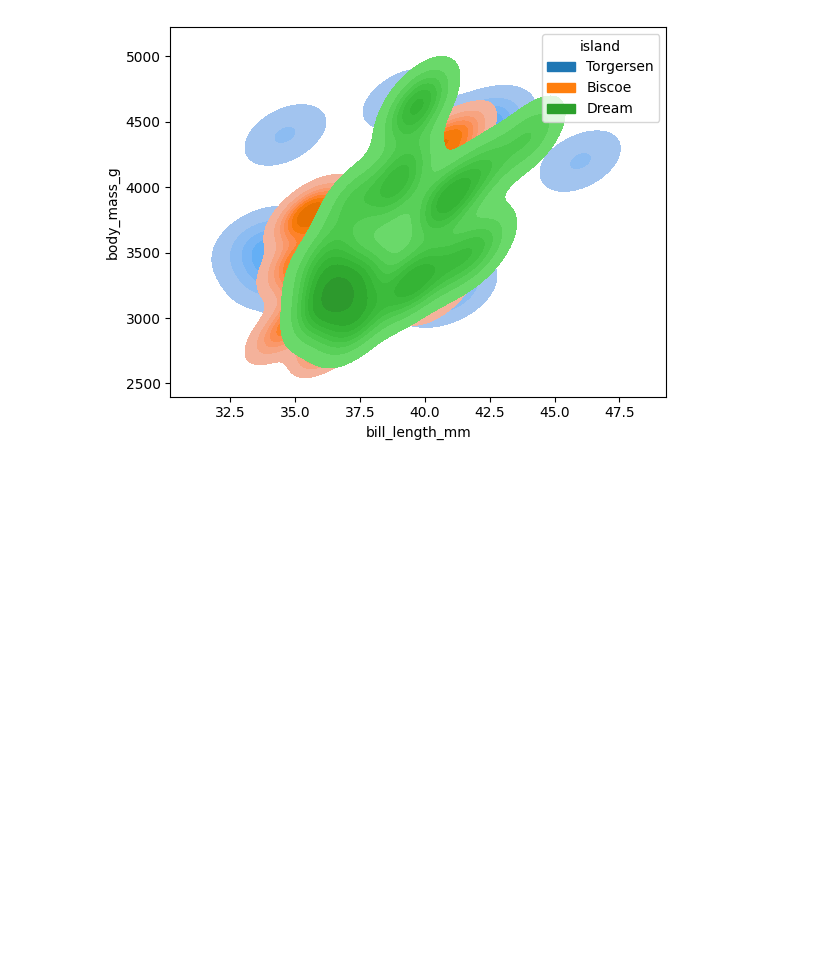
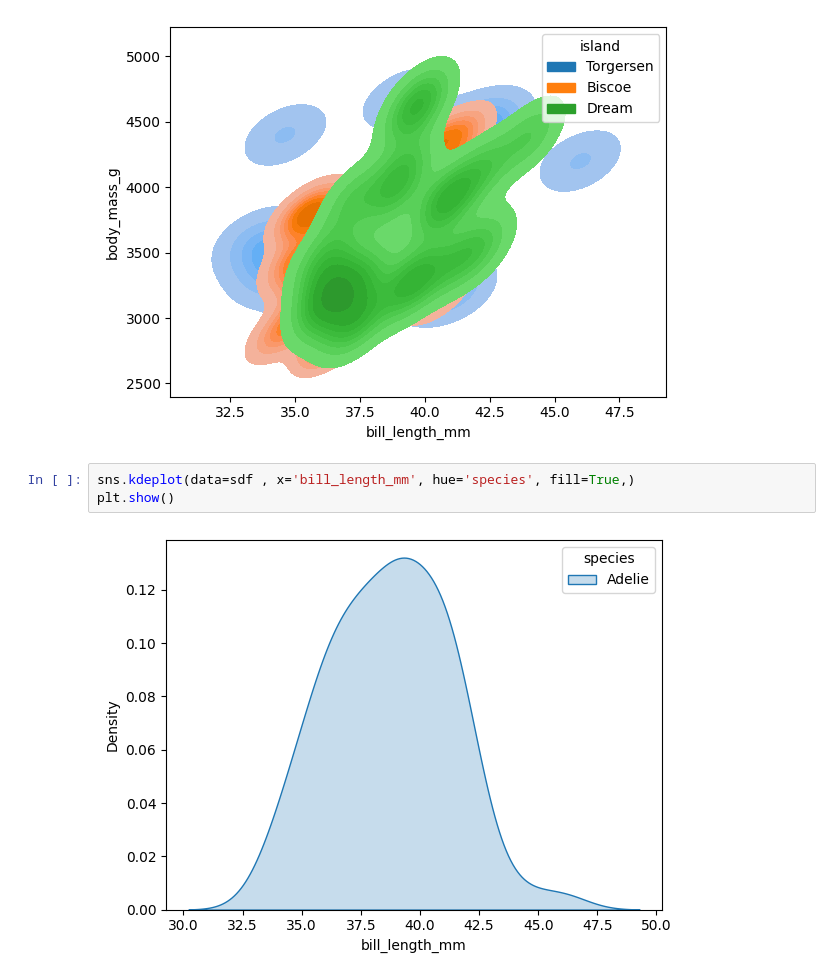
Before and after one commit to Geeky-Rajiv27/Seaborn_learnings, a Jupyter notebook: 12-KDEplot.ipynb, the cells around one changed output. Saved outputs shown, nothing was run; the diff lists cells and outputs as text; blank space fills up the shorter version.

```diff
--- a/12-KDEplot.ipynb
+++ b/12-KDEplot.ipynb
@@ -20,3 +20,8 @@ sns.kdeplot(
 plt.show()
 # %% [output]
 [figure]
+# %%
+sns.kdeplot(data=sdf , x='bill_length_mm', hue='species', fill=True,)
+plt.show()
+# %% [output]
+[figure, added]
```
Also changed, not shown: 1 other file.
